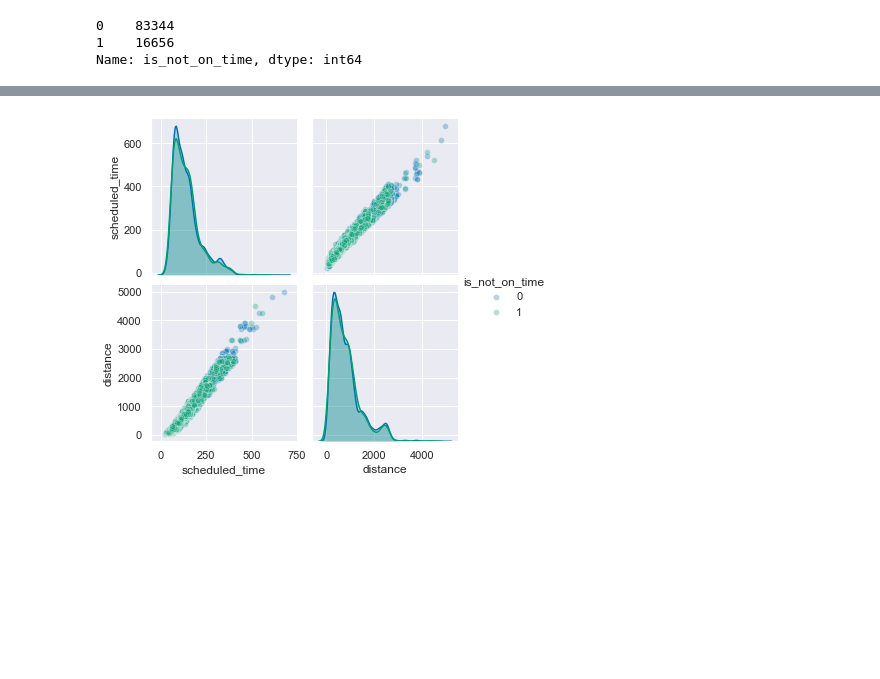
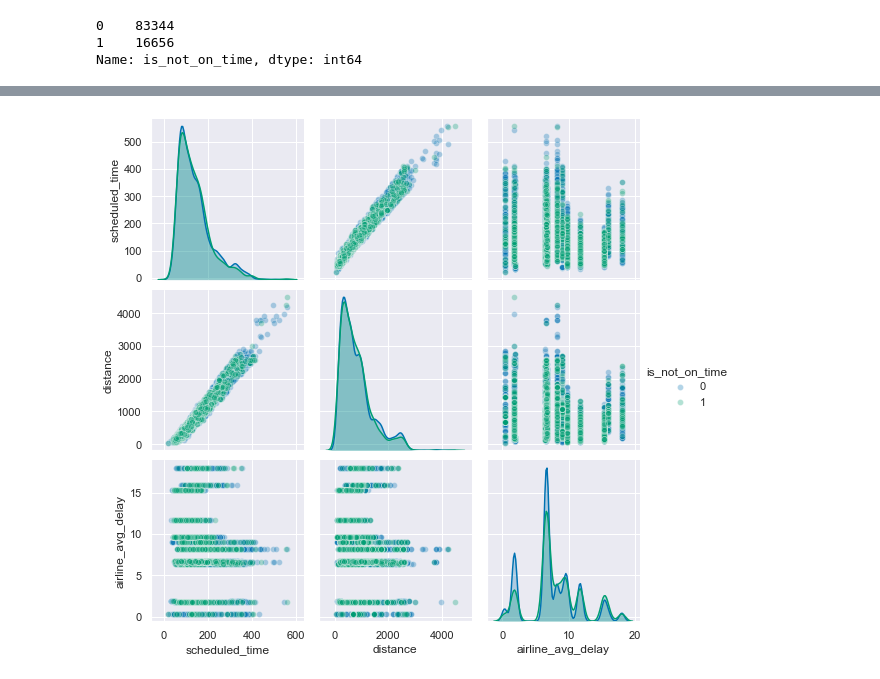
Before and after one commit to binh748/flight-classification, a Jupyter notebook: data_cleaning.ipynb, the cells around one changed output, grey strips where cells are left out. Cells and saved outputs as stored; diff of their text form; code cells hidden in the pictures; blank space fills up the shorter version.

Commit message:
Making progress in data cleaning

```diff
--- a/data_cleaning.ipynb
+++ b/data_cleaning.ipynb
@@ -57,3 +97,3 @@ sns.distplot(sample_df['arrival_delay'], kde=False);
 # %%
-# Step 1
-sample_df = sample_df.apply(pd.to_numeric, errors='ignore')
+# Cleaning step 1
+sample_df[numeric_cols] = sample_df[numeric_cols].apply(pd.to_numeric, errors='ignore')
@@ -114,2 +183,5 @@ Name: cancelled, dtype: int64
 sample_df['is_not_on_time'] = np.where((sample_df['arrival_delay'] > 20) | (sample_df['diverted'] == 1) |
                                        (sample_df['cancelled'] == 1), 1, 0)
+# %%
+# Cleaning step 3
+sample_df['arrival_delay'] = sample_df['arrival_delay'].fillna(sample_df['arrival_delay'].quantile(.99))
@@ -130,0 +232,7 @@ sample_df[sample_df['is_not_on_time'] == 1].sample(5)
+# %%
+airline_features = ['airline_avg_delay']
+
+airline_features_df = sample_df.groupby(['airline_name'], as_index=False).agg({'arrival_delay': 'mean'})
+
+airline_features_df.columns = ['airline_name'] + airline_features
+airline_features_df
@@ -130,0 +255,2 @@ sample_df[sample_df['is_not_on_time'] == 1].sample(5)
+# %%
+sample_df = sample_df.merge(airline_features_df, on='airline_name')
@@ -139,9 +274,9 @@ def pairplot_features(df):
     sample = df.sample(10000, random_state=4444)
     sns.pairplot(sample, hue='is_not_on_time', plot_kws=dict(alpha=0.3))
 # %%
-pairplot_features(sample_df[['scheduled_time', 'distance', 'is_not_on_time']])
+pairplot_features(sample_df[['scheduled_time', 'distance', 'airline_avg_delay', 'is_not_on_time']])
 # %% [output]
-[figure, old version]
+[figure, new version]
 # %%
 def feature_target_selection(features, target, df):
     """Returns two dataframes, each corresponding to the features and target.
```
Also changed, not shown: parts of 41 cells of this notebook.
